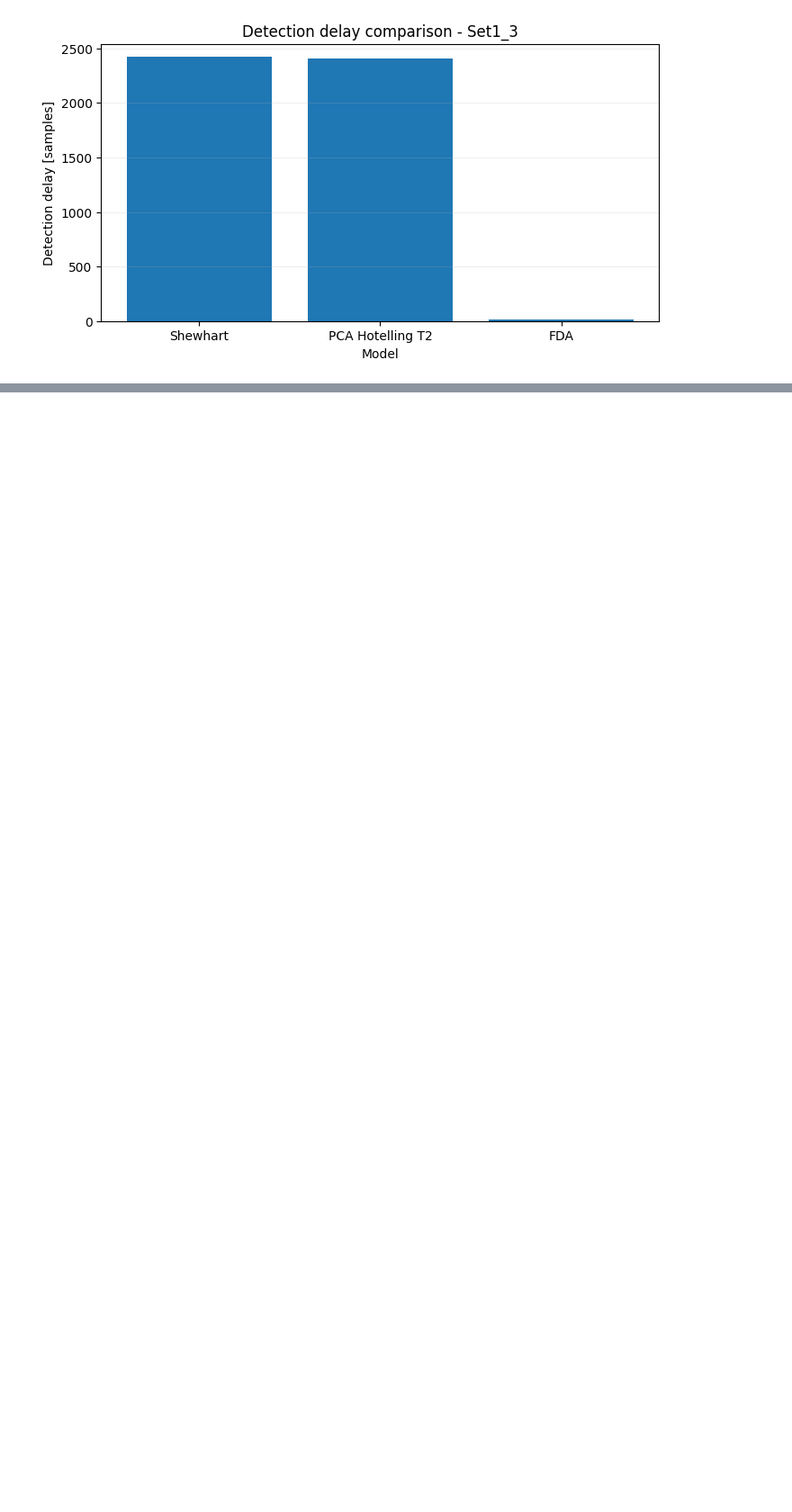
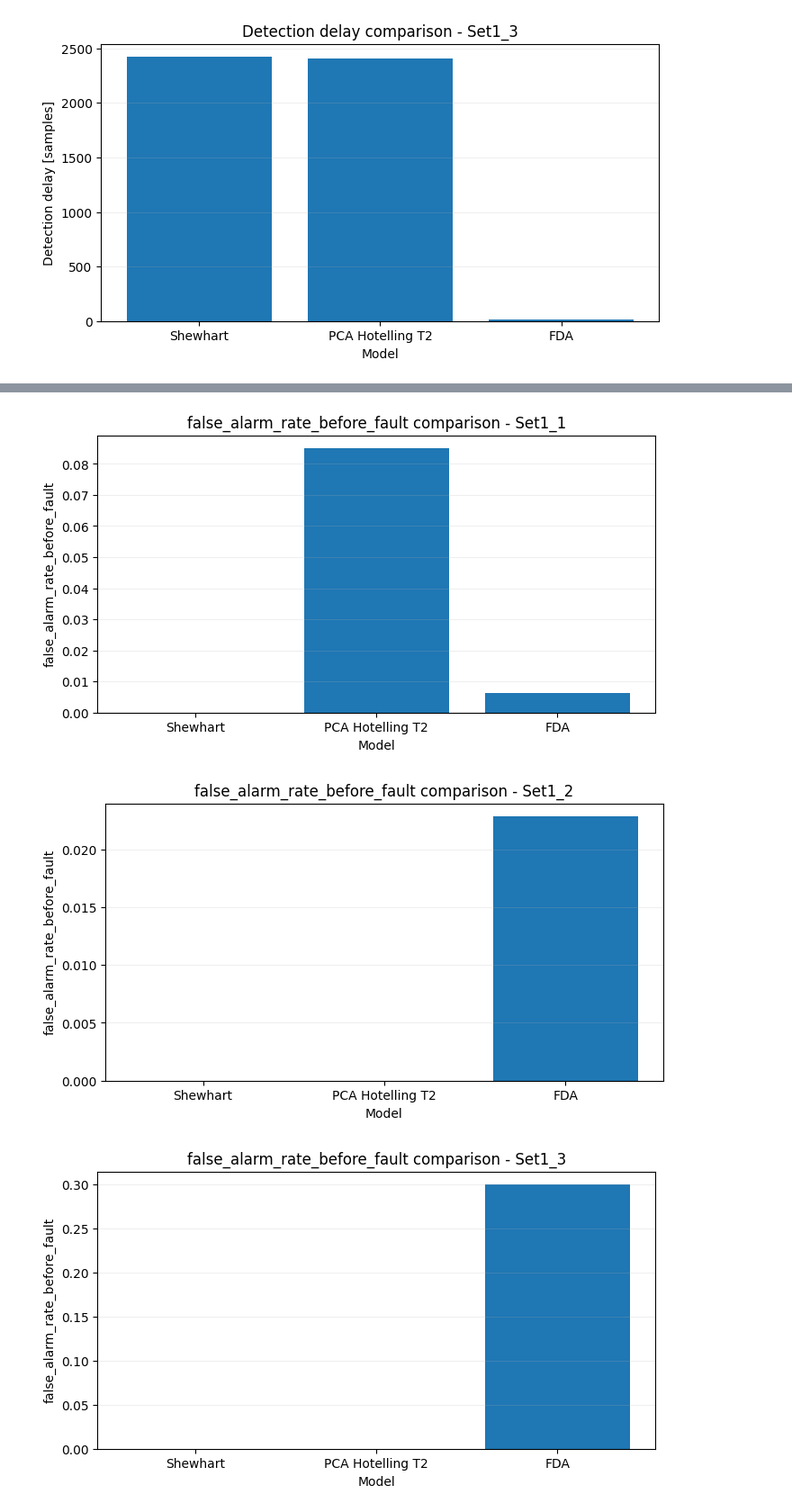
Before and after one commit to PeterAndersen-sdu/Fault-detection-project, a Jupyter notebook: fdd/Comparison.ipynb, the cells around one changed output, grey strips where cells are left out. Shown at 90% size. Drawn from its saved outputs; the diff is of its cells as text; code cells hidden in the pictures; blank space fills up the shorter version.

```diff
--- a/fdd/Comparison.ipynb
+++ b/fdd/Comparison.ipynb
@@ -406,0 +640,16 @@ for dataset_name in plot_df["Dataset"].unique():
+# %%
+for metric in ["false_alarm_rate_before_fault", "fault_detection_rate"]:
+    for dataset_name in comparison_df["Dataset"].unique():
+        subset = comparison_df[comparison_df["Dataset"] == dataset_name]
+
+        plt.figure(figsize=(8, 4))
+        plt.bar(subset["Model"], subset[metric])
+        plt.title(f"{metric} comparison - {dataset_name}")
+        plt.xlabel("Model")
+        plt.ylabel(metric)
+        plt.grid(True, axis="y", alpha=0.2)
+        plt.show()
+# %% [output]
+[figure, added]
+[figure, added]
+[figure, added]
```
Also changed, not shown: parts of 21 cells of this notebook, 3 other files.
